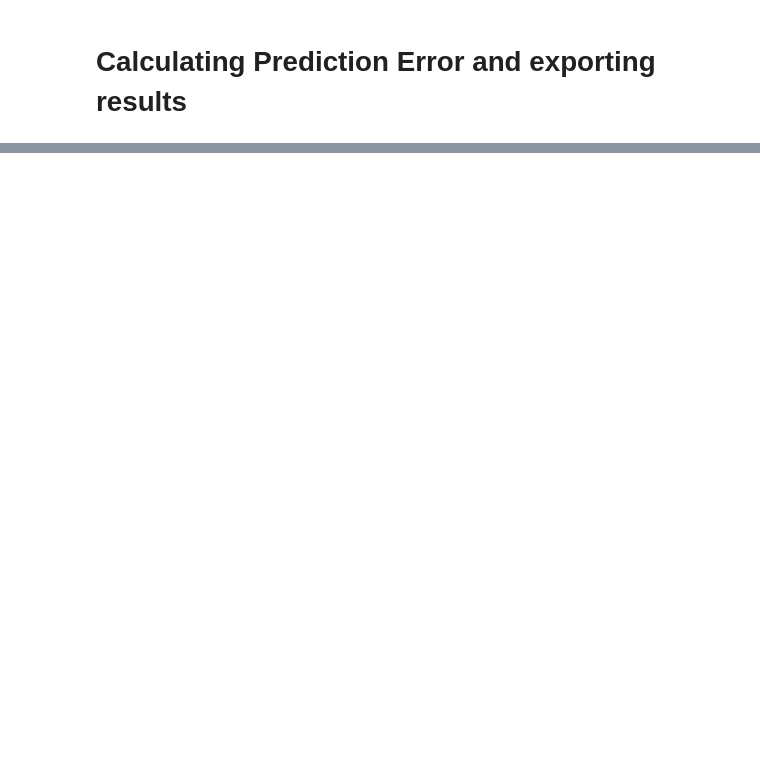
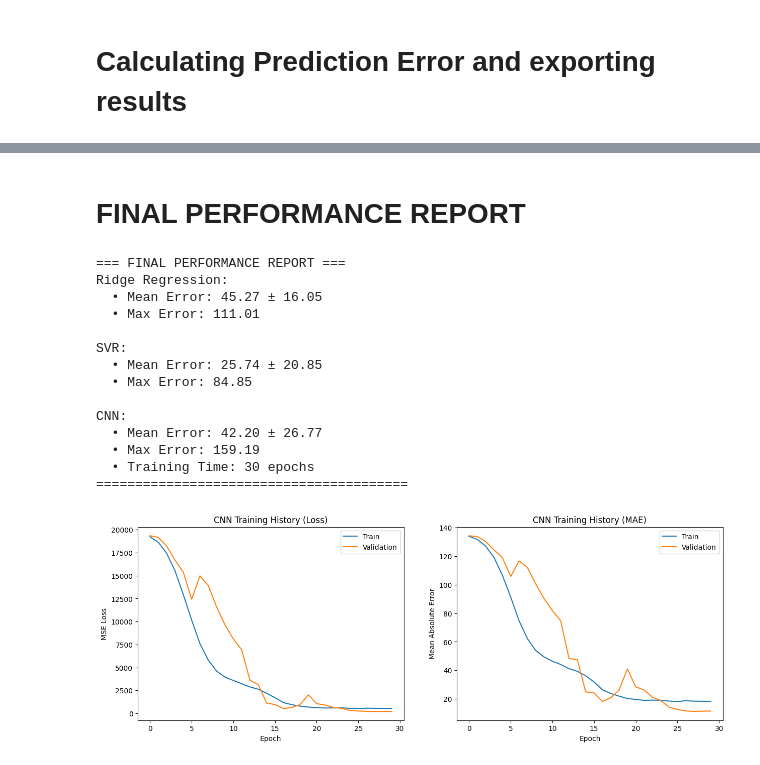
Before and after one commit to serendipity343/Machine-learning, a Jupyter notebook: task2.ipynb, the cells around one changed output, grey strips where cells are left out. Saved outputs shown, nothing was run; the diff lists cells and outputs as text; code cells hidden in the pictures; blank space fills up the shorter version.

```diff
--- a/task2.ipynb
+++ b/task2.ipynb
@@ -185,0 +506,50 @@ save_as_csv(y_test_pred, location='/content/gdrive/MyDrive/350')
+# %% [markdown]
+# FINAL PERFORMANCE REPORT
+# %%
+print("\n=== FINAL PERFORMANCE REPORT ===")
+print(f"Ridge Regression:")
+print(f"  • Mean Error: {ridge_errors[0]:.2f} ± {ridge_errors[1]:.2f}")
+print(f"  • Max Error: {np.max(np.linalg.norm(y_val_pred_ridge - y_val, axis=1)):.2f}")
+
+print(f"\nSVR:")
+print(f"  • Mean Error: {svr_errors[0]:.2f} ± {svr_errors[1]:.2f}")
+print(f"  • Max Error: {np.max(np.linalg.norm(y_val_pred_svr - y_val, axis=1)):.2f}")
+
+print(f"\nCNN:")
+print(f"  • Mean Error: {cnn_errors[0]:.2f} ± {cnn_errors[1]:.2f}")
+print(f"  • Max Error: {np.max(np.linalg.norm(y_val_pred_cnn - y_val_cnn, axis=1)):.2f}")
+print(f"  • Training Time: {len(history.epoch)} epochs")
+print("="*40)
+
+# Plot CNN training history
+fig, (ax1, ax2) = plt.subplots(1, 2, figsize=(15, 5))
+ax1.plot(history.history['loss'], label='Train')
+ax1.plot(history.history['val_loss'], label='Validation')
+ax1.set_title('CNN Training History (Loss)')
+ax1.set_xlabel('Epoch')
+ax1.set_ylabel('MSE Loss')
+ax1.legend()
+
+ax2.plot(history.history['mae'], label='Train')
+ax2.plot(history.history['val_mae'], label='Validation')
+ax2.set_title('CNN Training History (MAE)')
+ax2.set_xlabel('Epoch')
+ax2.set_ylabel('Mean Absolute Error')
+ax2.legend()
+plt.show()
+# %% [output]
+=== FINAL PERFORMANCE REPORT ===
+Ridge Regression:
+  • Mean Error: 45.27 ± 16.05
+  • Max Error: 111.01
+
+SVR:
+  • Mean Error: 25.74 ± 20.85
+  • Max Error: 84.85
+
+CNN:
+  • Mean Error: 42.20 ± 26.77
+  • Max Error: 159.19
+  • Training Time: 30 epochs
+========================================
+[figure, added]
```
Also changed, not shown: parts of 29 cells of this notebook.
